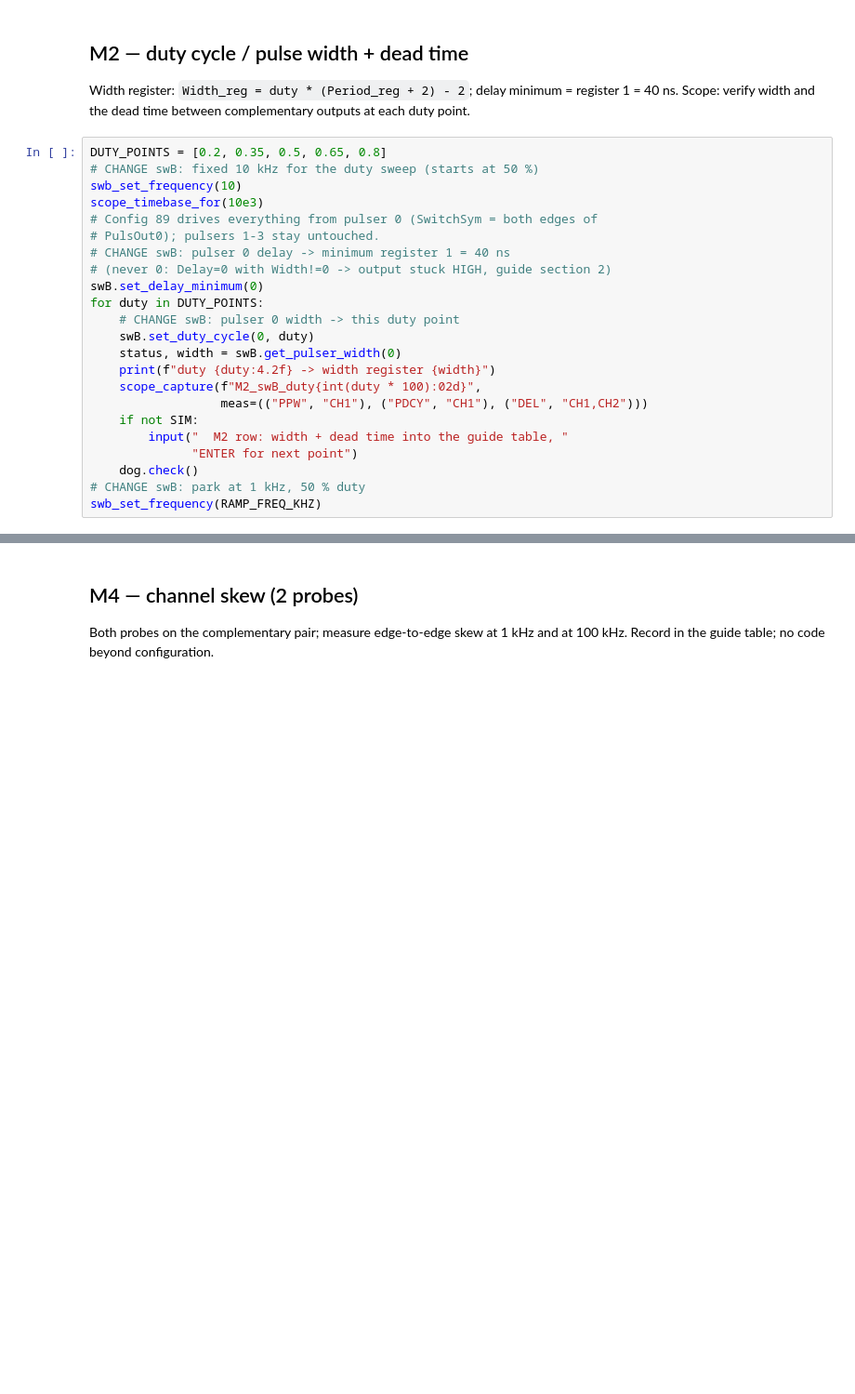
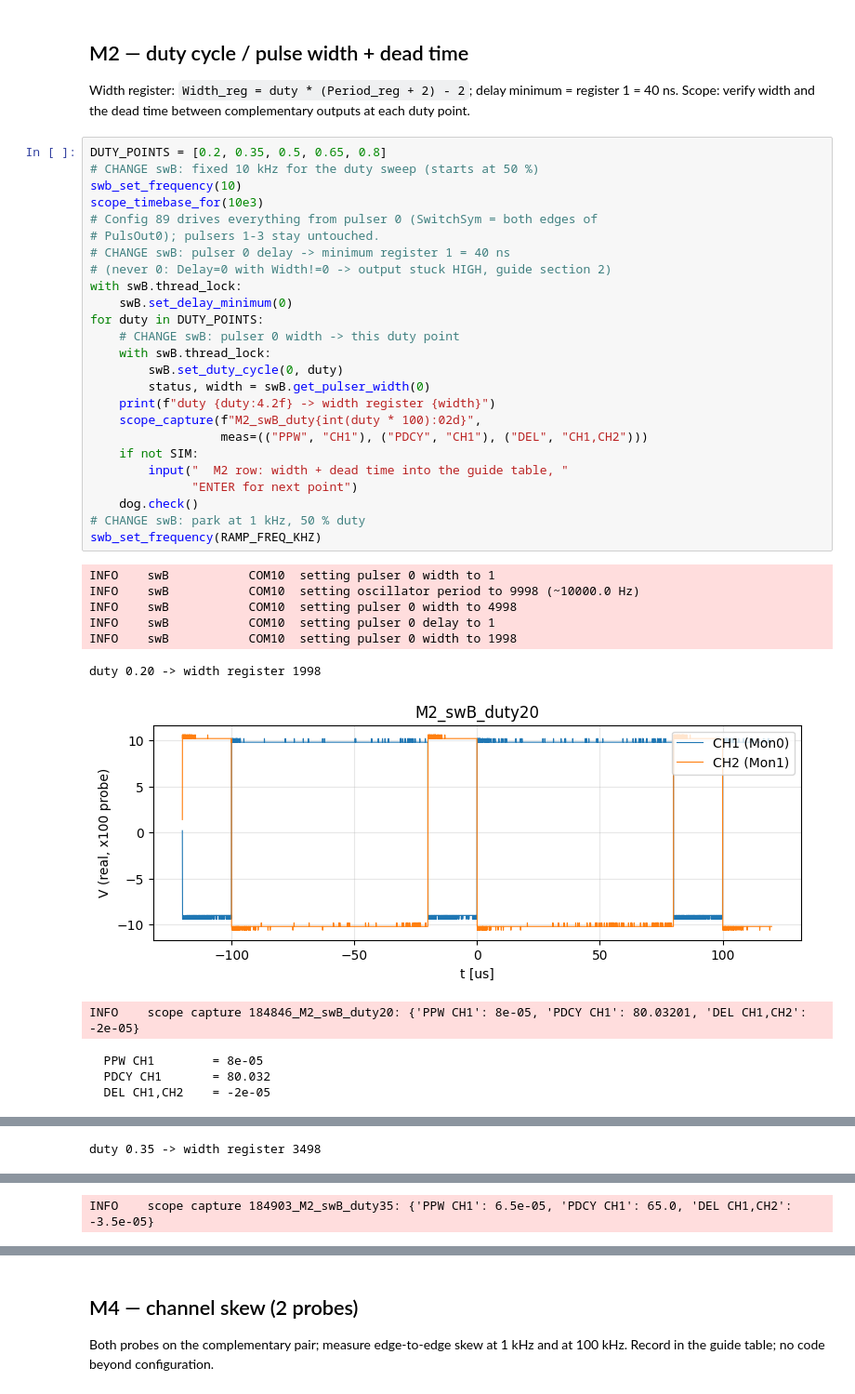
Before and after one commit to beambuilder/esibd_bs, a Jupyter notebook: debugging/notebooks/025_switch_campaign.ipynb, the cells around one changed output, grey strips where cells are left out. Shown at 93% size. Saved outputs shown, nothing was run; the diff lists cells and outputs as text; blank space fills up the shorter version.

```diff
--- a/debugging/notebooks/025_switch_campaign.ipynb
+++ b/debugging/notebooks/025_switch_campaign.ipynb
@@ -657,23 +776,37 @@ complementary outputs at each duty point.
 # %%
 DUTY_POINTS = [0.2, 0.35, 0.5, 0.65, 0.8]
 # CHANGE swB: fixed 10 kHz for the duty sweep (starts at 50 %)
 swb_set_frequency(10)
 scope_timebase_for(10e3)
 # Config 89 drives everything from pulser 0 (SwitchSym = both edges of
 # PulsOut0); pulsers 1-3 stay untouched.
 # CHANGE swB: pulser 0 delay -> minimum register 1 = 40 ns
 # (never 0: Delay=0 with Width!=0 -> output stuck HIGH, guide section 2)
-swB.set_delay_minimum(0)
+with swB.thread_lock:
+    swB.set_delay_minimum(0)
 for duty in DUTY_POINTS:
     # CHANGE swB: pulser 0 width -> this duty point
-    swB.set_duty_cycle(0, duty)
-    status, width = swB.get_pulser_width(0)
+    with swB.thread_lock:
+        swB.set_duty_cycle(0, duty)
+        status, width = swB.get_pulser_width(0)
     print(f"duty {duty:4.2f} -> width register {width}")
     scope_capture(f"M2_swB_duty{int(duty * 100):02d}",
                   meas=(("PPW", "CH1"), ("PDCY", "CH1"), ("DEL", "CH1,CH2")))
     if not SIM:
         input("  M2 row: width + dead time into the guide table, "
               "ENTER for next point")
     dog.check()
 # CHANGE swB: park at 1 kHz, 50 % duty
 swb_set_frequency(RAMP_FREQ_KHZ)
+# %% [output]
+INFO    swB           COM10  setting pulser 0 width to 1
+INFO    swB           COM10  setting oscillator period to 9998 (~10000.0 Hz)
+INFO    swB           COM10  setting pulser 0 width to 4998
+INFO    swB           COM10  setting pulser 0 delay to 1
+INFO    swB           COM10  setting pulser 0 width to 1998
+duty 0.20 -> width register 1998
+[figure, added]
+INFO    scope capture 184846_M2_swB_duty20: {'PPW CH1': 8e-05, 'PDCY CH1': 80.03201, 'DEL CH1,CH2': -2e-05}
+  PPW CH1        = 8e-05
+  PDCY CH1       = 80.032
+  DEL CH1,CH2    = -2e-05
@@ -679,0 +815 @@ swb_set_frequency(RAMP_FREQ_KHZ)
+duty 0.35 -> width register 3498
@@ -679,0 +817 @@ swb_set_frequency(RAMP_FREQ_KHZ)
+INFO    scope capture 184903_M2_swB_duty35: {'PPW CH1': 6.5e-05, 'PDCY CH1': 65.0, 'DEL CH1,CH2': -3.5e-05}
```
Also changed, not shown: parts of 32 cells of this notebook, 4 other files.
